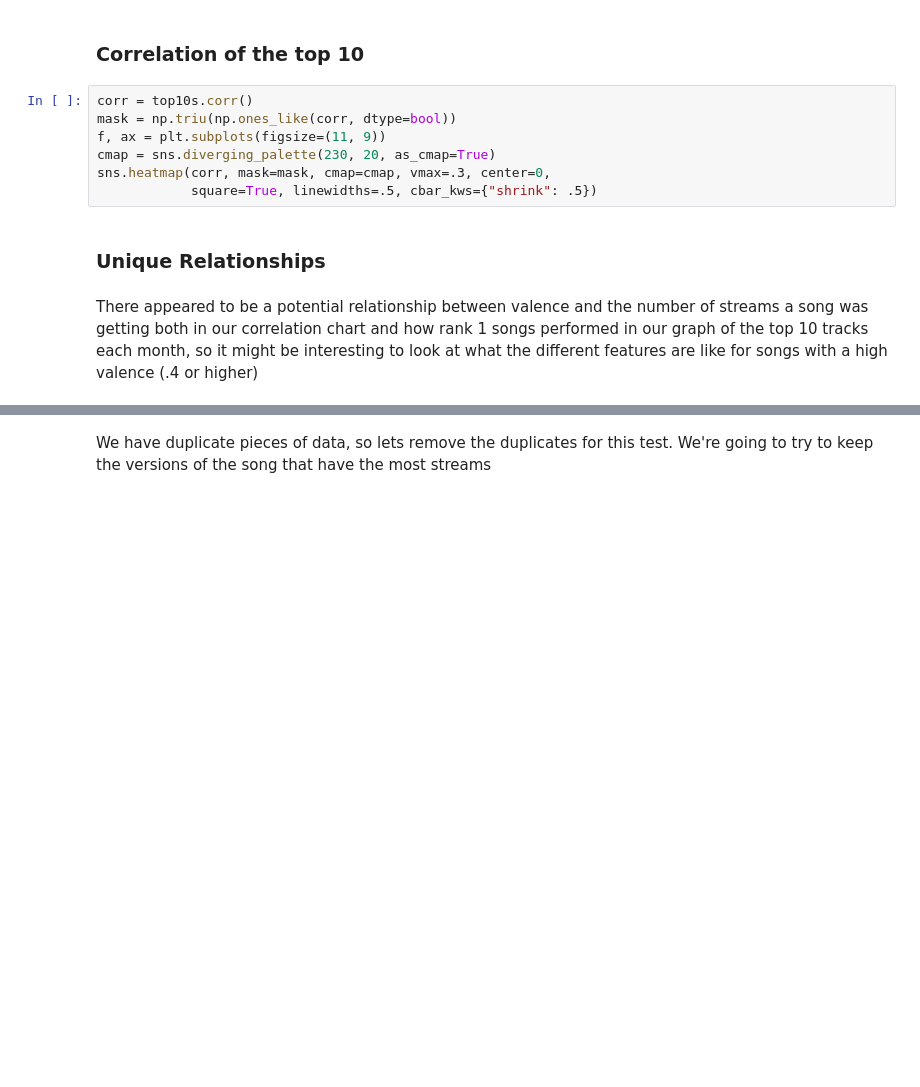
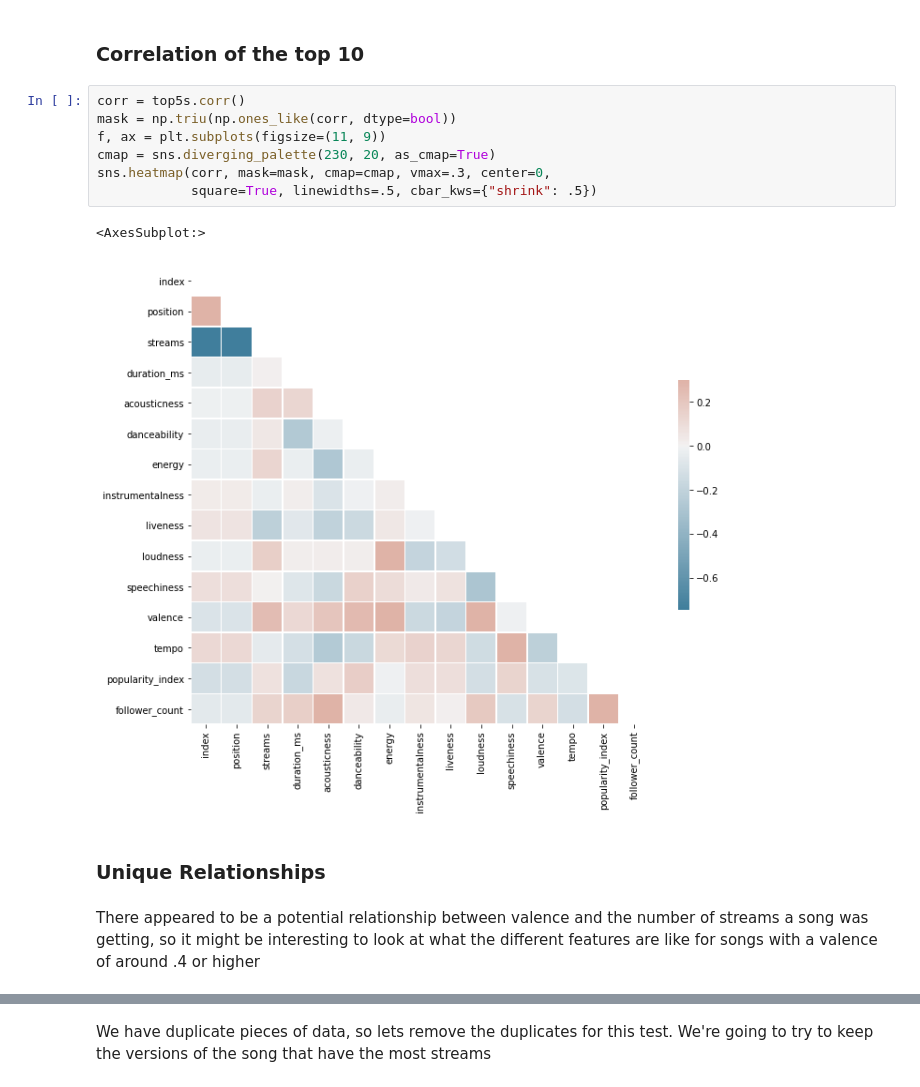
Before and after one commit to amandotzip/groovydata, a Jupyter notebook: final-tutorial.ipynb, the cells around one changed output, grey strips where cells are left out. Saved outputs shown, nothing was run; the diff lists cells and outputs as text; blank space fills up the shorter version.

```diff
--- a/final-tutorial.ipynb
+++ b/final-tutorial.ipynb
@@ -494,14 +651,17 @@ This graph describes the tempo of a song comapred to the number of streams that
 # %% [markdown]
 ### Correlation of the top 10
 # %%
-corr = top10s.corr()
+corr = top5s.corr()
 mask = np.triu(np.ones_like(corr, dtype=bool))
 f, ax = plt.subplots(figsize=(11, 9))
 cmap = sns.diverging_palette(230, 20, as_cmap=True)
 sns.heatmap(corr, mask=mask, cmap=cmap, vmax=.3, center=0,
             square=True, linewidths=.5, cbar_kws={"shrink": .5})
+# %% [output]
+<AxesSubplot:>
+[figure, added]
 # %% [markdown]
 ### Unique Relationships
 # %% [markdown]
-There appeared to be a potential relationship between valence and the number of streams a song was getting both in our correlation chart and how rank 1 songs performed in our graph of the top 10 tracks each month, so it might be interesting to look at what the different features are like for songs with a high valence (.4 or higher)
+There appeared to be a potential relationship between valence and the number of streams a song was getting, so it might be interesting to look at what the different features are like for songs with a valence of around .4 or higher
 # %%
```
Also changed, not shown: parts of 62 cells of this notebook.
